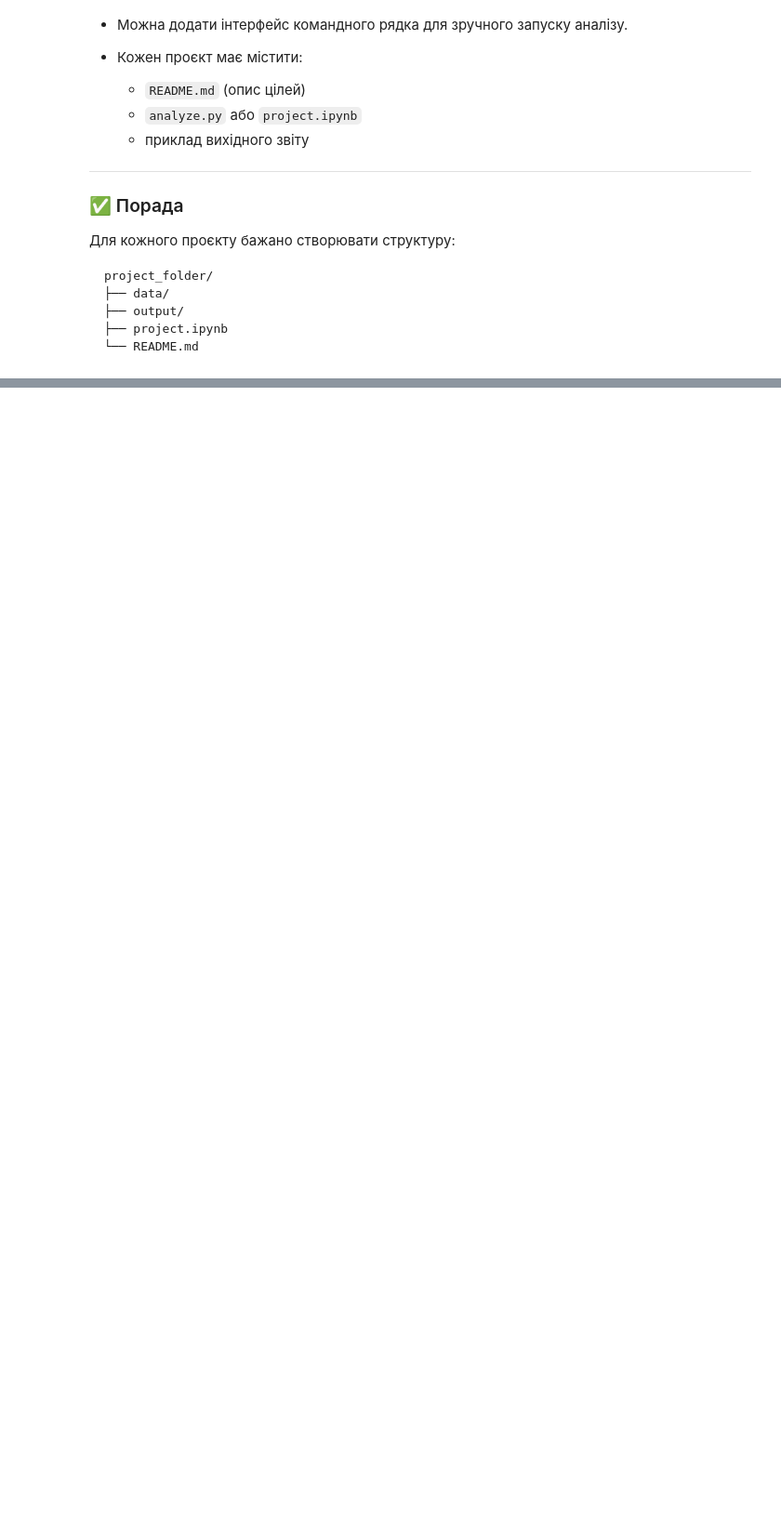
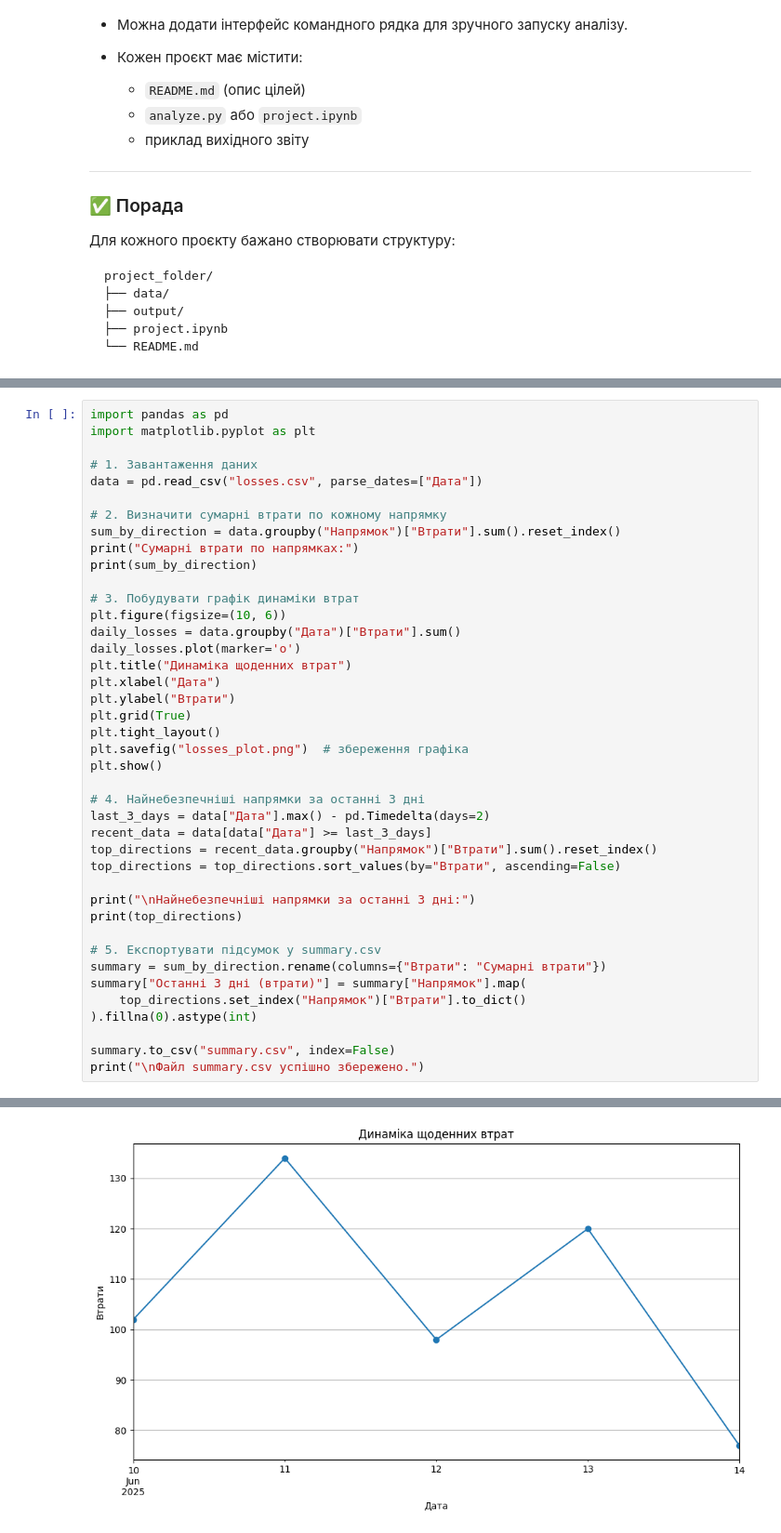
Before and after one commit to VladTytarenko06/sample1, a Jupyter notebook: python/07_projects.ipynb, the cells around one changed output, grey strips where cells are left out. Shown at 93% size. Saved outputs shown, nothing was run; the diff lists cells and outputs as text; blank space fills up the shorter version.

```diff
--- a/python/07_projects.ipynb
+++ b/python/07_projects.ipynb
@@ -116,0 +119,42 @@ project_folder/
+# %%
+import pandas as pd
+import matplotlib.pyplot as plt
+
+# 1. Завантаження даних
+data = pd.read_csv("losses.csv", parse_dates=["Дата"])
+
+# 2. Визначити сумарні втрати по кожному напрямку
+sum_by_direction = data.groupby("Напрямок")["Втрати"].sum().reset_index()
+print("Сумарні втрати по напрямках:")
+print(sum_by_direction)
+
+# 3. Побудувати графік динаміки втрат
+plt.figure(figsize=(10, 6))
+daily_losses = data.groupby("Дата")["Втрати"].sum()
+daily_losses.plot(marker='o')
+plt.title("Динаміка щоденних втрат")
+plt.xlabel("Дата")
+plt.ylabel("Втрати")
+plt.grid(True)
+plt.tight_layout()
+plt.savefig("losses_plot.png")  # збереження графіка
+plt.show()
+
+# 4. Найнебезпечніші напрямки за останні 3 дні
+last_3_days = data["Дата"].max() - pd.Timedelta(days=2)
+recent_data = data[data["Дата"] >= last_3_days]
+top_directions = recent_data.groupby("Напрямок")["Втрати"].sum().reset_index()
+top_directions = top_directions.sort_values(by="Втрати", ascending=False)
+
+print("\nНайнебезпечніші напрямки за останні 3 дні:")
+print(top_directions)
+
+# 5. Експортувати підсумок у summary.csv
+summary = sum_by_direction.rename(columns={"Втрати": "Сумарні втрати"})
+summary["Останні 3 дні (втрати)"] = summary["Напрямок"].map(
+    top_directions.set_index("Напрямок")["Втрати"].to_dict()
+).fillna(0).astype(int)
+
+summary.to_csv("summary.csv", index=False)
+print("\nФайл summary.csv успішно збережено.")
+# %% [output]
@@ -116,0 +166 @@ project_folder/
+[figure, added]
```
Also changed, not shown: parts of 8 cells of this notebook, 9 other files.
